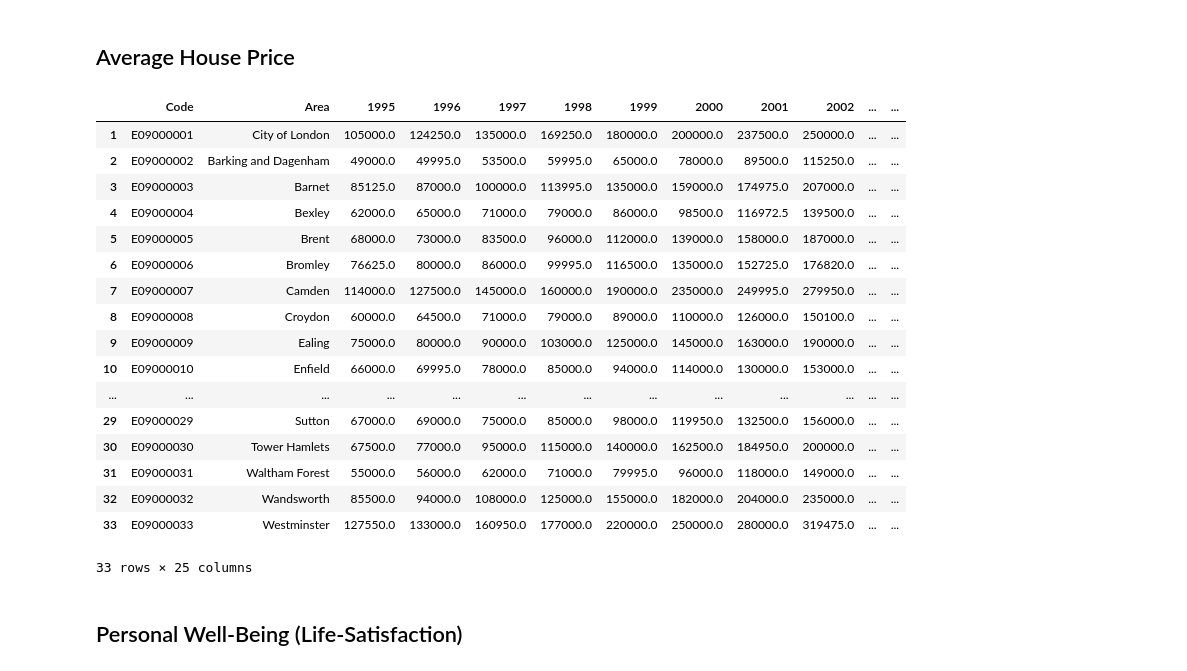
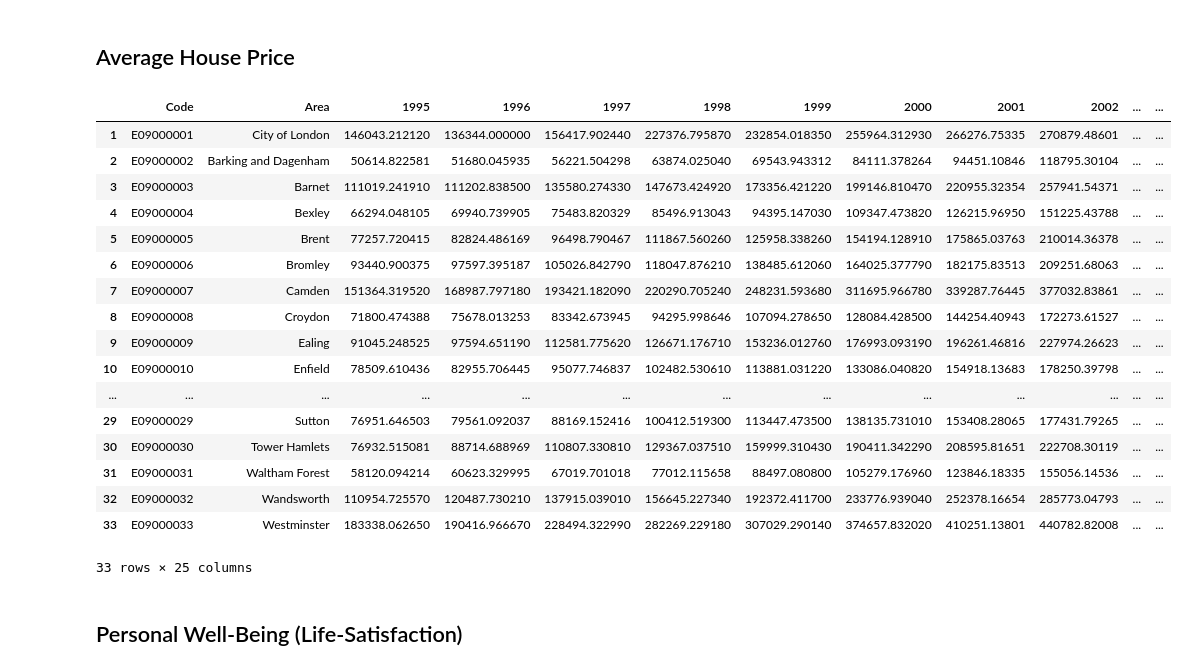
Before and after one commit to MischaRauch/london_house_price_prediction, a Jupyter notebook: reading_data_1.ipynb, the cells around one changed output. Cells and saved outputs as stored; diff of their text form; code cells hidden in the pictures.

```diff
--- a/meli_reading_data.ipynb
+++ b/reading_data_1.ipynb
@@ -52,51 +44,53 @@ median_gross_anual_earning
 # %% [markdown]
 ## Average House Price
 # %%
-house_price = pd.read_excel('data/house price.xls', sheet_name= 'Median') # Can be changed to Mean
+house_price = pd.read_excel('data/house price.xls', sheet_name= 'Mean') # Can be changed to Mean
 
 # For every year, apart from 1995, the house price is recorded 4 times a year: Mar, Jun, Sep, and Dec.
 # Because for 1995 only Dec is available, we will choose Dec as the month and remove all entries that don't have it.
 for label in house_price.columns[2:]:
     #label format = Year Ending Jun 1996
     lis = list(label.split(" "))
     length = len(lis)
 
     # if Month is not Dec, remove column
     if lis[length -2] != 'Dec':
         house_price = house_price.drop([label], axis = 1)
 
     # Additionally, let's rename the column to be consistent, keeping only the year:
     house_price.rename(columns = {label: lis[length -1]}, inplace= True)
 
 
 # Check if we have all Areas, and if some are not needed --> Remove
 areas = ['City of London', 'Barking and Dagenham', 'Barnet', 'Bexley', 'Brent', 'Bromley', 'Camden', 'Croydon', 'Ealing', 'Enfield', 'Greenwich', 'Hackney', 'Hammersmith and Fulham', 'Haringey', 'Harrow', 'Havering', 'Hillingdon', 'Hounslow', 'Islington', 'Kensington and Chelsea', 'Kingston upon Thames', 'Lambeth', 'Lewisham', 'Merton', 'Newham', 'Redbridge', 'Richmond upon Thames', 'Southwark', 'Sutton', 'Tower Hamlets', 'Waltham Forest', 'Wandsworth', 'Westminster']
 
 for area_london in house_price['Area']:
     if area_london not in areas:
         house_price = house_price[house_price['Area']!=area_london]
 
 #Drop rows with NaN: in this case they were empty rows
 house_price = house_price.dropna()
+# save clean data
+house_price.to_csv('clean_data/median_house_price.csv')
 house_price
 # %% [output]
 |  | Code | Area | 1995 | 1996 | 1997 | 1998 | 1999 | 2000 | 2001 | 2002 | ... | ... |
-| 1 | E09000001 | City of London | 105000.0 | 124250.0 | 135000.0 | 169250.0 | 180000.0 | 200000.0 | 237500.0 | 250000.0 | ... | ... |
-| 2 | E09000002 | Barking and Dagenham | 49000.0 | 49995.0 | 53500.0 | 59995.0 | 65000.0 | 78000.0 | 89500.0 | 115250.0 | ... | ... |
-| 3 | E09000003 | Barnet | 85125.0 | 87000.0 | 100000.0 | 113995.0 | 135000.0 | 159000.0 | 174975.0 | 207000.0 | ... | ... |
-| 4 | E09000004 | Bexley | 62000.0 | 65000.0 | 71000.0 | 79000.0 | 86000.0 | 98500.0 | 116972.5 | 139500.0 | ... | ... |
-| 5 | E09000005 | Brent | 68000.0 | 73000.0 | 83500.0 | 96000.0 | 112000.0 | 139000.0 | 158000.0 | 187000.0 | ... | ... |
-| 6 | E09000006 | Bromley | 76625.0 | 80000.0 | 86000.0 | 99995.0 | 116500.0 | 135000.0 | 152725.0 | 176820.0 | ... | ... |
-| 7 | E09000007 | Camden | 114000.0 | 127500.0 | 145000.0 | 160000.0 | 190000.0 | 235000.0 | 249995.0 | 279950.0 | ... | ... |
-| 8 | E09000008 | Croydon | 60000.0 | 64500.0 | 71000.0 | 79000.0 | 89000.0 | 110000.0 | 126000.0 | 150100.0 | ... | ... |
-| 9 | E09000009 | Ealing | 75000.0 | 80000.0 | 90000.0 | 103000.0 | 125000.0 | 145000.0 | 163000.0 | 190000.0 | ... | ... |
-| 10 | E09000010 | Enfield | 66000.0 | 69995.0 | 78000.0 | 85000.0 | 94000.0 | 114000.0 | 130000.0 | 153000.0 | ... | ... |
+| 1 | E09000001 | City of London | 146043.212120 | 136344.000000 | 156417.902440 | 227376.795870 | 232854.018350 | 255964.312930 | 266276.75335 | 270879.48601 | ... | ... |
+| 2 | E09000002 | Barking and Dagenham | 50614.822581 | 51680.045935 | 56221.504298 | 63874.025040 | 69543.943312 | 84111.378264 | 94451.10846 | 118795.30104 | ... | ... |
+| 3 | E09000003 | Barnet | 111019.241910 | 111202.838500 | 135580.274330 | 147673.424920 | 173356.421220 | 199146.810470 | 220955.32354 | 257941.54371 | ... | ... |
+| 4 | E09000004 | Bexley | 66294.048105 | 69940.739905 | 75483.820329 | 85496.913043 | 94395.147030 | 109347.473820 | 126215.96950 | 151225.43788 | ... | ... |
+| 5 | E09000005 | Brent | 77257.720415 | 82824.486169 | 96498.790467 | 111867.560260 | 125958.338260 | 154194.128910 | 175865.03763 | 210014.36378 | ... | ... |
+| 6 | E09000006 | Bromley | 93440.900375 | 97597.395187 | 105026.842790 | 118047.876210 | 138485.612060 | 164025.377790 | 182175.83513 | 209251.68063 | ... | ... |
+| 7 | E09000007 | Camden | 151364.319520 | 168987.797180 | 193421.182090 | 220290.705240 | 248231.593680 | 311695.966780 | 339287.76445 | 377032.83861 | ... | ... |
+| 8 | E09000008 | Croydon | 71800.474388 | 75678.013253 | 83342.673945 | 94295.998646 | 107094.278650 | 128084.428500 | 144254.40943 | 172273.61527 | ... | ... |
+| 9 | E09000009 | Ealing | 91045.248525 | 97594.651190 | 112581.775620 | 126671.176710 | 153236.012760 | 176993.093190 | 196261.46816 | 227974.26623 | ... | ... |
+| 10 | E09000010 | Enfield | 78509.610436 | 82955.706445 | 95077.746837 | 102482.530610 | 113881.031220 | 133086.040820 | 154918.13683 | 178250.39798 | ... | ... |
 | ... | ... | ... | ... | ... | ... | ... | ... | ... | ... | ... | ... | ... |
-| 29 | E09000029 | Sutton | 67000.0 | 69000.0 | 75000.0 | 85000.0 | 98000.0 | 119950.0 | 132500.0 | 156000.0 | ... | ... |
-| 30 | E09000030 | Tower Hamlets | 67500.0 | 77000.0 | 95000.0 | 115000.0 | 140000.0 | 162500.0 | 184950.0 | 200000.0 | ... | ... |
-| 31 | E09000031 | Waltham Forest | 55000.0 | 56000.0 | 62000.0 | 71000.0 | 79995.0 | 96000.0 | 118000.0 | 149000.0 | ... | ... |
-| 32 | E09000032 | Wandsworth | 85500.0 | 94000.0 | 108000.0 | 125000.0 | 155000.0 | 182000.0 | 204000.0 | 235000.0 | ... | ... |
-| 33 | E09000033 | Westminster | 127550.0 | 133000.0 | 160950.0 | 177000.0 | 220000.0 | 250000.0 | 280000.0 | 319475.0 | ... | ... |
+| 29 | E09000029 | Sutton | 76951.646503 | 79561.092037 | 88169.152416 | 100412.519300 | 113447.473500 | 138135.731010 | 153408.28065 | 177431.79265 | ... | ... |
+| 30 | E09000030 | Tower Hamlets | 76932.515081 | 88714.688969 | 110807.330810 | 129367.037510 | 159999.310430 | 190411.342290 | 208595.81651 | 222708.30119 | ... | ... |
+| 31 | E09000031 | Waltham Forest | 58120.094214 | 60623.329995 | 67019.701018 | 77012.115658 | 88497.080800 | 105279.176960 | 123846.18335 | 155056.14536 | ... | ... |
+| 32 | E09000032 | Wandsworth | 110954.725570 | 120487.730210 | 137915.039010 | 156645.227340 | 192372.411700 | 233776.939040 | 252378.16654 | 285773.04793 | ... | ... |
+| 33 | E09000033 | Westminster | 183338.062650 | 190416.966670 | 228494.322990 | 282269.229180 | 307029.290140 | 374657.832020 | 410251.13801 | 440782.82008 | ... | ... |
 33 rows × 25 columns
 # %% [markdown]
 ## Personal Well-Being (Life-Satisfaction)
```
Also changed, not shown: parts of 3 cells of this notebook, 7 other files.
